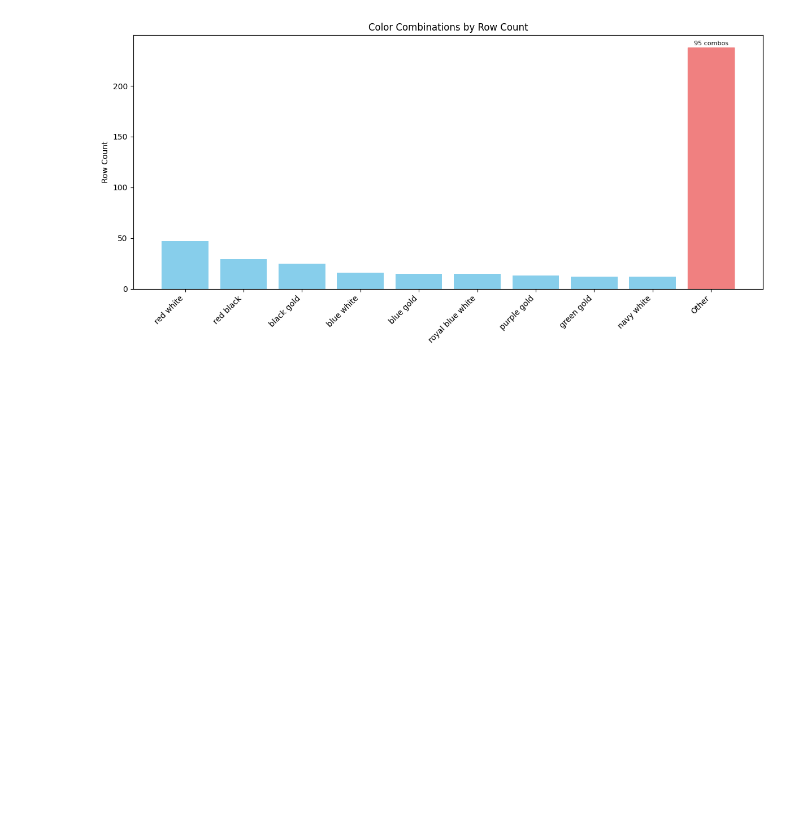
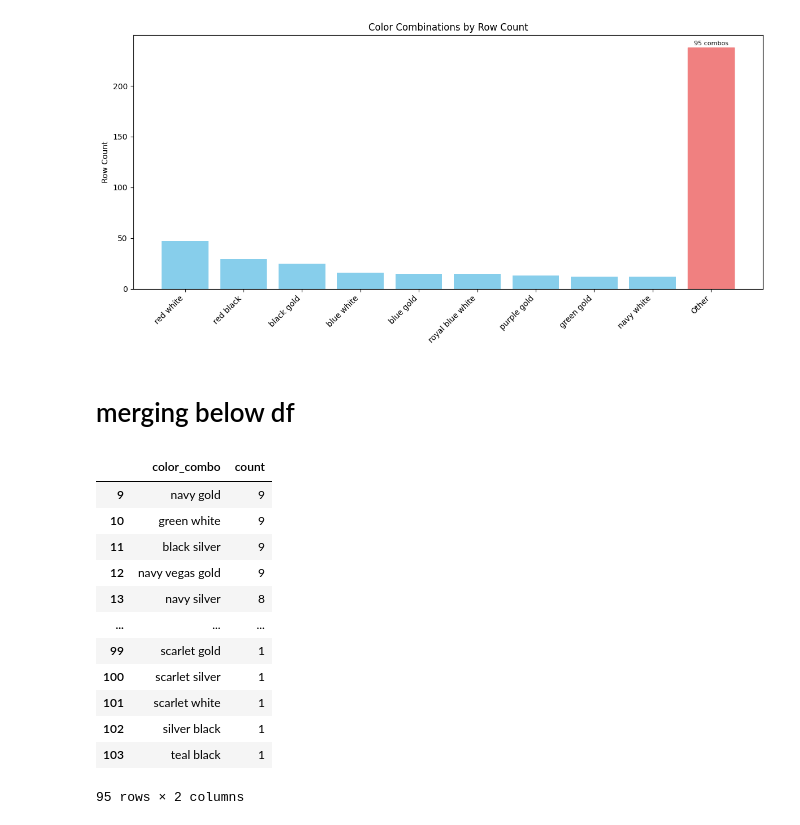
Before and after one commit to Ahnaf19/school-scraper, a Jupyter notebook: school_scraping.ipynb, the cells around one changed output. Cells and saved outputs as stored; diff of their text form; code cells hidden in the pictures; blank space fills up the shorter version.

Commit message:
merge below th csvs

```diff
--- a/school_scraping.ipynb
+++ b/school_scraping.ipynb
@@ -520,3 +520,5 @@ Number of unique colors: 104
 Number of total rows: 422
 Grouped CSV files saved to data/grouped_data3
 [figure]
+# %% [markdown]
+# merging below df
@@ -522,0 +527,20 @@ Grouped CSV files saved to data/grouped_data3
+# %%
+GROUP_FOLDER_PATH = "data/grouped_data3"
+grouped_df = ColorSort.read_group_data(GROUP_FOLDER_PATH)
+df_final, df_below = ColorSort.get_color_combos(grouped_df, threshold=10)
+# %%
+df_below
+# %% [output]
+|  | color_combo | count |
+| 9 | navy gold | 9 |
+| 10 | green white | 9 |
+| 11 | black silver | 9 |
+| 12 | navy vegas gold | 9 |
+| 13 | navy silver | 8 |
+| ... | ... | ... |
+| 99 | scarlet gold | 1 |
+| 100 | scarlet silver | 1 |
+| 101 | scarlet white | 1 |
+| 102 | silver black | 1 |
+| 103 | teal black | 1 |
+95 rows × 2 columns
```
Also changed, not shown: parts of 3 cells of this notebook, 2 other files.
